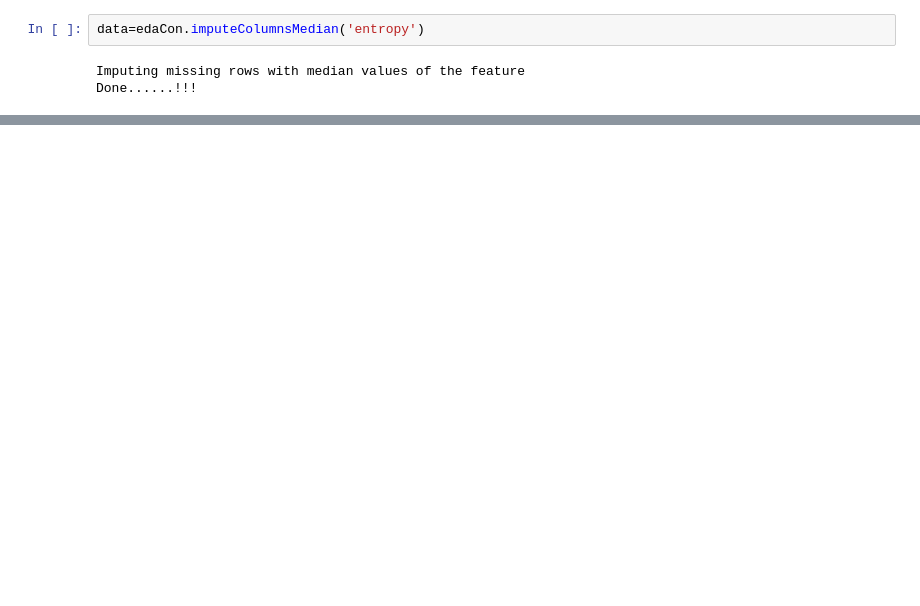
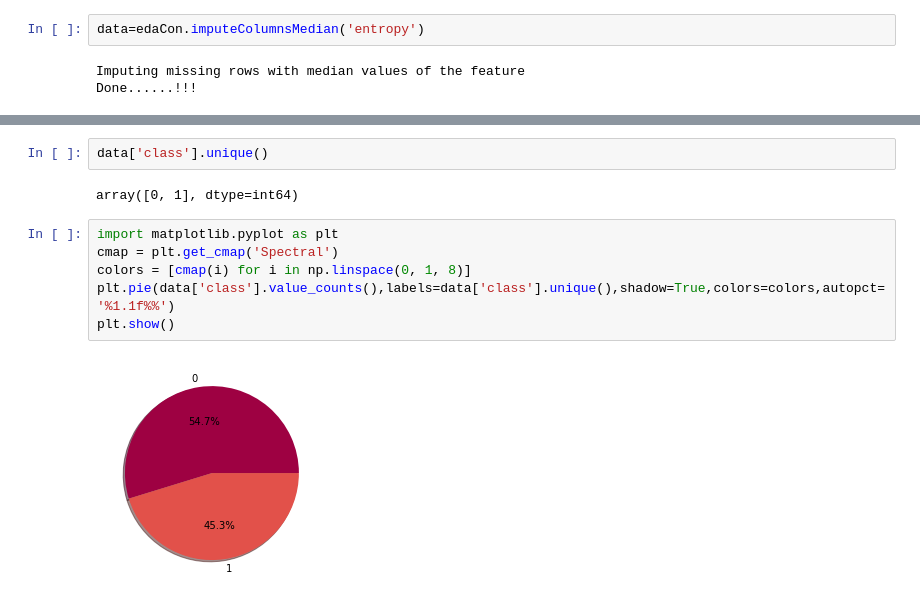
Before and after one commit to Blvisse/10-Academy, a Jupyter notebook: Week1/notebooks/TestBook.ipynb, the cells around one changed output, grey strips where cells are left out. Cells and saved outputs as stored; diff of their text form; blank space fills up the shorter version.

```diff
--- a/Week1/notebooks/TestBook.ipynb
+++ b/Week1/notebooks/TestBook.ipynb
@@ -77,0 +124,12 @@ Done Dropping duplicates!
+# %%
+data['class'].unique()
+# %% [output]
+array([0, 1], dtype=int64)
+# %%
+import matplotlib.pyplot as plt
+cmap = plt.get_cmap('Spectral')
+colors = [cmap(i) for i in np.linspace(0, 1, 8)]
+plt.pie(data['class'].value_counts(),labels=data['class'].unique(),shadow=True,colors=colors,autopct='%1.1f%%')
+plt.show()
+# %% [output]
+[figure, added]
```
Also changed, not shown: parts of 13 cells of this notebook, 3 other files.
